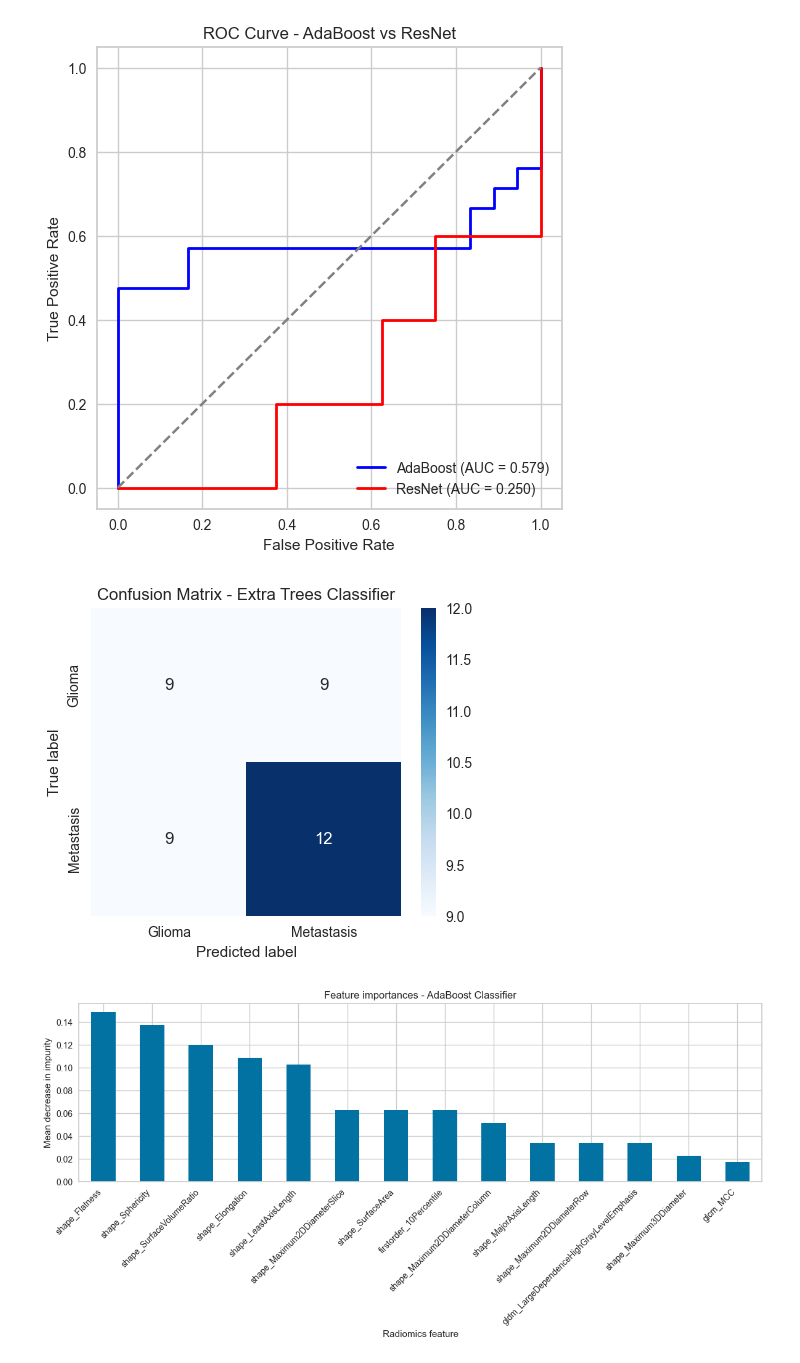
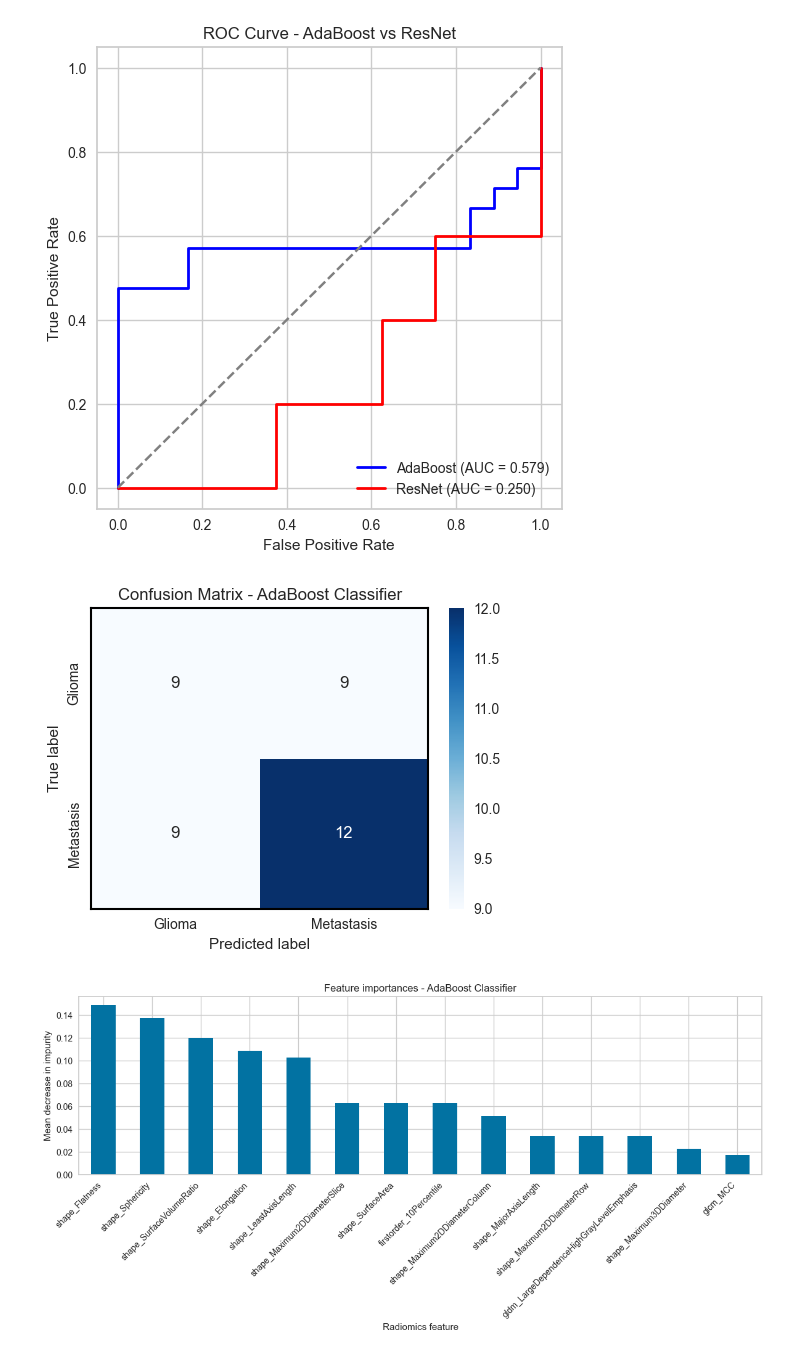
Before and after one commit to pmagbor/ds9000_project, a Jupyter notebook: 04_training_models.ipynb, the cells around one changed output. Cells and saved outputs as stored; diff of their text form; code cells hidden in the pictures.

Commit message:
Minor updates, creating final figures

```diff
--- a/04_training_models.ipynb
+++ b/04_training_models.ipynb
@@ -780,19 +704,34 @@ plt.show()
 # %%
 # making a confusion matrix
 from sklearn.metrics import confusion_matrix
 import seaborn as sns
 
 cm = confusion_matrix(y_test, y_test_pred)
-plt.figure(figsize=(5,4))
-sns.heatmap(cm, annot=True, fmt="d", cmap="Blues",
-            xticklabels=['Glioma', 'Metastasis'],
-            yticklabels=['Glioma', 'Metastasis'])
+plt.figure(figsize=(5, 4))
+ax = sns.heatmap(
+    cm, annot=True, fmt="d", cmap="Blues",
+    xticklabels=['Glioma', 'Metastasis'],
+    yticklabels=['Glioma', 'Metastasis']
+)
+
+# Add tick marks at cell centers
+ax.set_xticks(np.arange(2) + 0.5)
+ax.set_yticks(np.arange(2) + 0.5)
+
 plt.xlabel("Predicted label")
 plt.ylabel("True label")
-plt.title("Confusion Matrix - Extra Trees Classifier")
+plt.title("Confusion Matrix - AdaBoost Classifier")
+
+# Add black border around the plot area
+for spine in ax.spines.values():
+    spine.set_visible(True)
+    spine.set_color('black')
+    spine.set_linewidth(1.5)
+
+plt.tight_layout()
 plt.show()
 # %% [output]
-[figure, old version]
+[figure, new version]
 # %%
 # # creating a feature importance plot
 # # feature importance plots are based on the mean decrease in impurity
```
Also changed, not shown: parts of 7 cells of this notebook, 11 other files.
